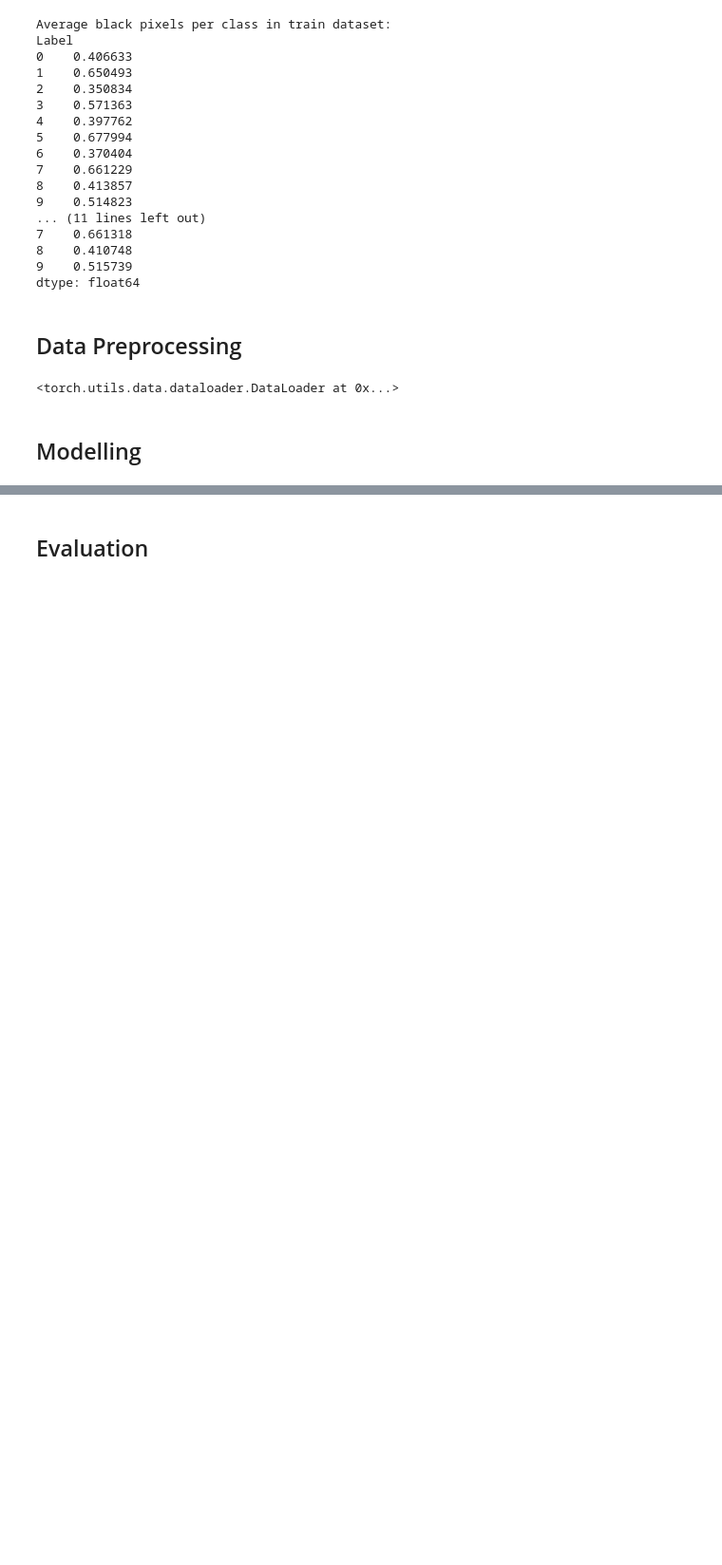
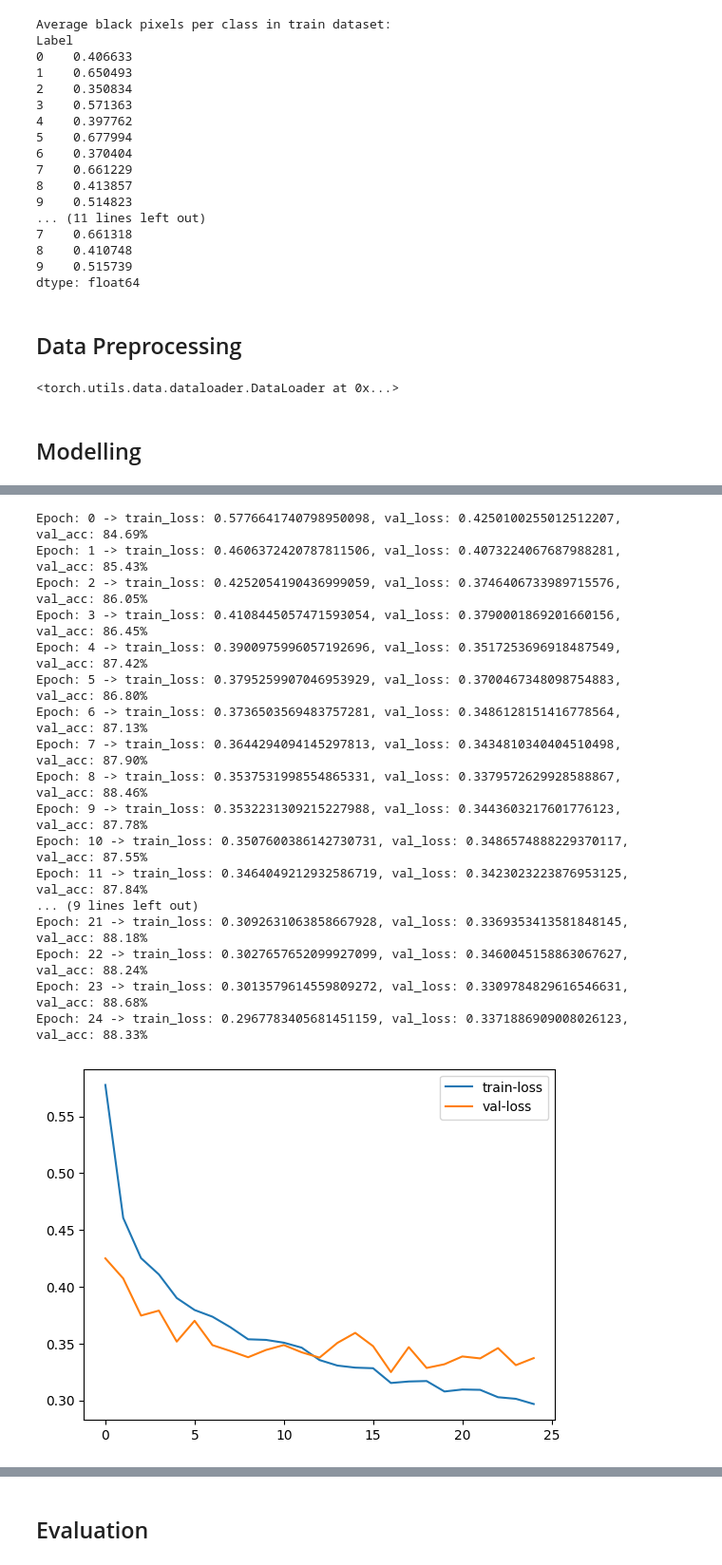
Before and after one commit to LuisaIb/fashion-tuning, a Jupyter notebook: fashion-MNIST.ipynb, the cells around one changed output, grey strips where cells are left out. Shown at 95% size. Drawn from its saved outputs; the diff is of its cells as text; code cells hidden in the pictures; blank space fills up the shorter version.

```diff
--- a/fashion-MNIST.ipynb
+++ b/fashion-MNIST.ipynb
@@ -279,0 +441,23 @@ train_loader
+# %%
+# build the network
+def network():
+    model = nn.Sequential(OrderedDict([('fc1', nn.Linear(784, 128)),
+                                       ('relu1', nn.ReLU()),
+                                       ('drop1', nn.Dropout(0.25)),
+                                       ('fc2', nn.Linear(128, 64)),
+                                       ('relu2', nn.ReLU()),
+                                       ('drop1', nn.Dropout(0.25)),
+                                       ('output', nn.Linear(64, 10)),
+                                       ('logsoftmax', nn.LogSoftmax(dim=1))]))
+    # Use GPU if available
+    device = 'cuda' if torch.cuda.is_available() else 'cpu'
+    model = model.to(device)
+
+    # define the criterion and optimizer
+    loss_fn = nn.NLLLoss()
+    optimizer = optim.Adam(model.parameters(), lr=0.003)
+
+    return model, loss_fn, optimizer, device
+# %%
+model, loss_fn, optimizer, device = network()
+print(model)
@@ -279,0 +541,22 @@ train_loader
+# %%
+# Train and validate
+train_validate(model, loss_fn, optimizer, train_dl, val_dl, device)
+# %% [output]
+Epoch: 0 -> train_loss: 0.5776641740798950098, val_loss: 0.4250100255012512207,  val_acc: 84.69%
+Epoch: 1 -> train_loss: 0.4606372420787811506, val_loss: 0.4073224067687988281,  val_acc: 85.43%
+Epoch: 2 -> train_loss: 0.4252054190436999059, val_loss: 0.3746406733989715576,  val_acc: 86.05%
+Epoch: 3 -> train_loss: 0.4108445057471593054, val_loss: 0.3790001869201660156,  val_acc: 86.45%
+Epoch: 4 -> train_loss: 0.3900975996057192696, val_loss: 0.3517253696918487549,  val_acc: 87.42%
+Epoch: 5 -> train_loss: 0.3795259907046953929, val_loss: 0.3700467348098754883,  val_acc: 86.80%
+Epoch: 6 -> train_loss: 0.3736503569483757281, val_loss: 0.3486128151416778564,  val_acc: 87.13%
+Epoch: 7 -> train_loss: 0.3644294094145297813, val_loss: 0.3434810340404510498,  val_acc: 87.90%
+Epoch: 8 -> train_loss: 0.3537531998554865331, val_loss: 0.3379572629928588867,  val_acc: 88.46%
+Epoch: 9 -> train_loss: 0.3532231309215227988, val_loss: 0.3443603217601776123,  val_acc: 87.78%
+Epoch: 10 -> train_loss: 0.3507600386142730731, val_loss: 0.3486574888229370117,  val_acc: 87.55%
+Epoch: 11 -> train_loss: 0.3464049212932586719, val_loss: 0.3423023223876953125,  val_acc: 87.84%
+... (9 lines left out)
+Epoch: 21 -> train_loss: 0.3092631063858667928, val_loss: 0.3369353413581848145,  val_acc: 88.18%
+Epoch: 22 -> train_loss: 0.3027657652099927099, val_loss: 0.3460045158863067627,  val_acc: 88.24%
+Epoch: 23 -> train_loss: 0.3013579614559809272, val_loss: 0.3309784829616546631,  val_acc: 88.68%
+Epoch: 24 -> train_loss: 0.2967783405681451159, val_loss: 0.3371886909008026123,  val_acc: 88.33%
+[figure, added]
```
Also changed, not shown: parts of 18 cells of this notebook.
